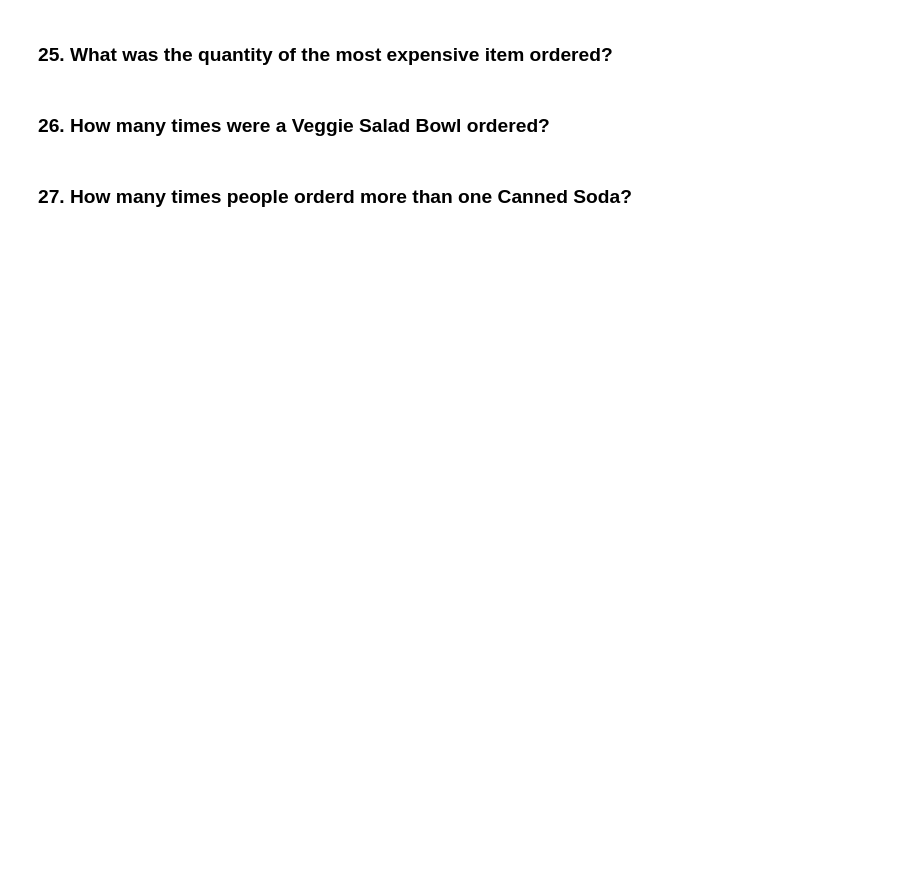
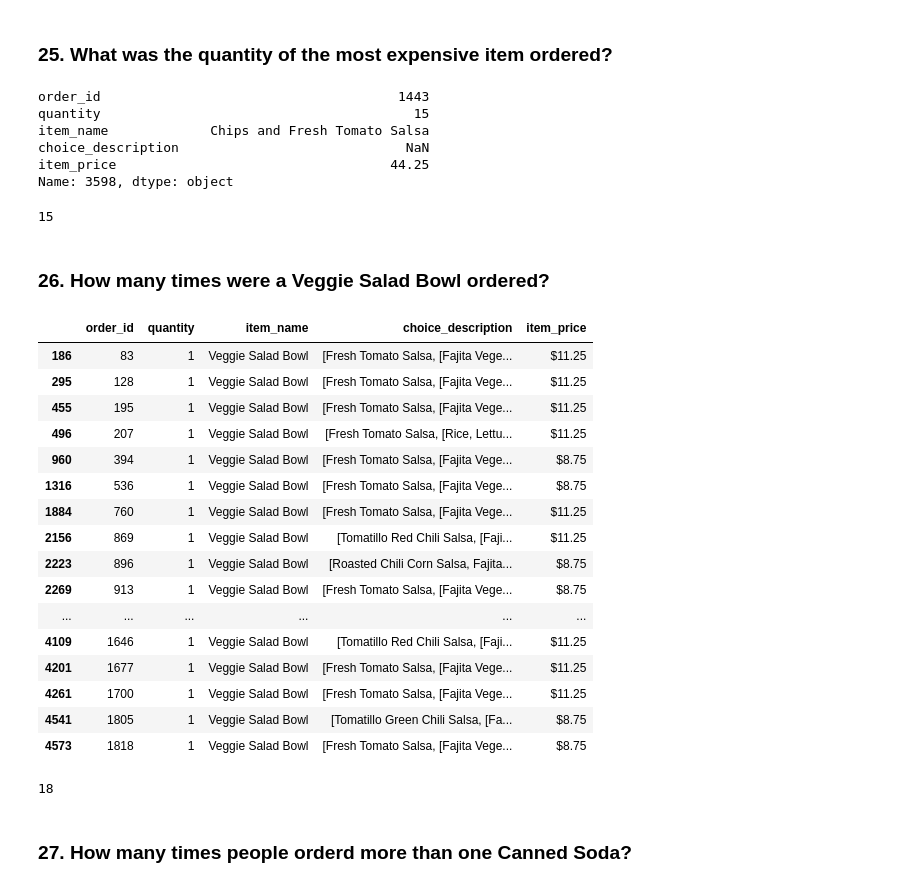
Before and after one commit to Zeeshan2012/basic_visualization, a Jupyter notebook: Basic_Data_Manipulation_Visualization_Exercise.ipynb, the cells around one changed output. Cells and saved outputs as stored; diff of their text form; code cells hidden in the pictures; blank space fills up the shorter version.

```diff
--- a/Basic_Data_Manipulation_Visualization_Exercise.ipynb
+++ b/Basic_Data_Manipulation_Visualization_Exercise.ipynb
@@ -333,3 +347,5 @@ df2
 ### 21. How many products cost more than $10.00?
 
 Use `str` attribute to remove the $ sign and convert the column to proper numeric type data before filtering.
+# %%
+df2['item_price']=df2['item_price'].str.replace('$','').astype(float)
@@ -360,6 +477,43 @@ memory usage: 180.7+ KB
 # %% [markdown]
 ### 25. What was the quantity of the most expensive item ordered?
+# %%
+df2.sort_values('item_price',ascending = False).iloc[0]
+# %% [output]
+order_id                                      1443
+quantity                                        15
+item_name             Chips and Fresh Tomato Salsa
+choice_description                             NaN
+item_price                                   44.25
+Name: 3598, dtype: object
+# %%
+df2.sort_values('item_price',ascending = False).iloc[0].loc['quantity']
+# %% [output]
+15
 # %% [markdown]
 ### 26. How many times were a Veggie Salad Bowl ordered?
+# %%
+df2[df2['item_name']=='Veggie Salad Bowl'].sum()
+# %% [output]
+|  | order_id | quantity | item_name | choice_description | item_price |
+| 186 | 83 | 1 | Veggie Salad Bowl | [Fresh Tomato Salsa, [Fajita Vege... | $11.25 |
+| 295 | 128 | 1 | Veggie Salad Bowl | [Fresh Tomato Salsa, [Fajita Vege... | $11.25 |
+| 455 | 195 | 1 | Veggie Salad Bowl | [Fresh Tomato Salsa, [Fajita Vege... | $11.25 |
+| 496 | 207 | 1 | Veggie Salad Bowl | [Fresh Tomato Salsa, [Rice, Lettu... | $11.25 |
+| 960 | 394 | 1 | Veggie Salad Bowl | [Fresh Tomato Salsa, [Fajita Vege... | $8.75 |
+| 1316 | 536 | 1 | Veggie Salad Bowl | [Fresh Tomato Salsa, [Fajita Vege... | $8.75 |
+| 1884 | 760 | 1 | Veggie Salad Bowl | [Fresh Tomato Salsa, [Fajita Vege... | $11.25 |
+| 2156 | 869 | 1 | Veggie Salad Bowl | [Tomatillo Red Chili Salsa, [Faji... | $11.25 |
+| 2223 | 896 | 1 | Veggie Salad Bowl | [Roasted Chili Corn Salsa, Fajita... | $8.75 |
+| 2269 | 913 | 1 | Veggie Salad Bowl | [Fresh Tomato Salsa, [Fajita Vege... | $8.75 |
+| ... | ... | ... | ... | ... | ... |
+| 4109 | 1646 | 1 | Veggie Salad Bowl | [Tomatillo Red Chili Salsa, [Faji... | $11.25 |
+| 4201 | 1677 | 1 | Veggie Salad Bowl | [Fresh Tomato Salsa, [Fajita Vege... | $11.25 |
+| 4261 | 1700 | 1 | Veggie Salad Bowl | [Fresh Tomato Salsa, [Fajita Vege... | $11.25 |
+| 4541 | 1805 | 1 | Veggie Salad Bowl | [Tomatillo Green Chili Salsa, [Fa... | $8.75 |
+| 4573 | 1818 | 1 | Veggie Salad Bowl | [Fresh Tomato Salsa, [Fajita Vege... | $8.75 |
+# %%
+df2[df2['item_name']=='Veggie Salad Bowl']['quantity'].sum()
+# %% [output]
+18
 # %% [markdown]
 ### 27. How many times people orderd more than one Canned Soda?
```
Also changed, not shown: parts of 29 cells of this notebook.
